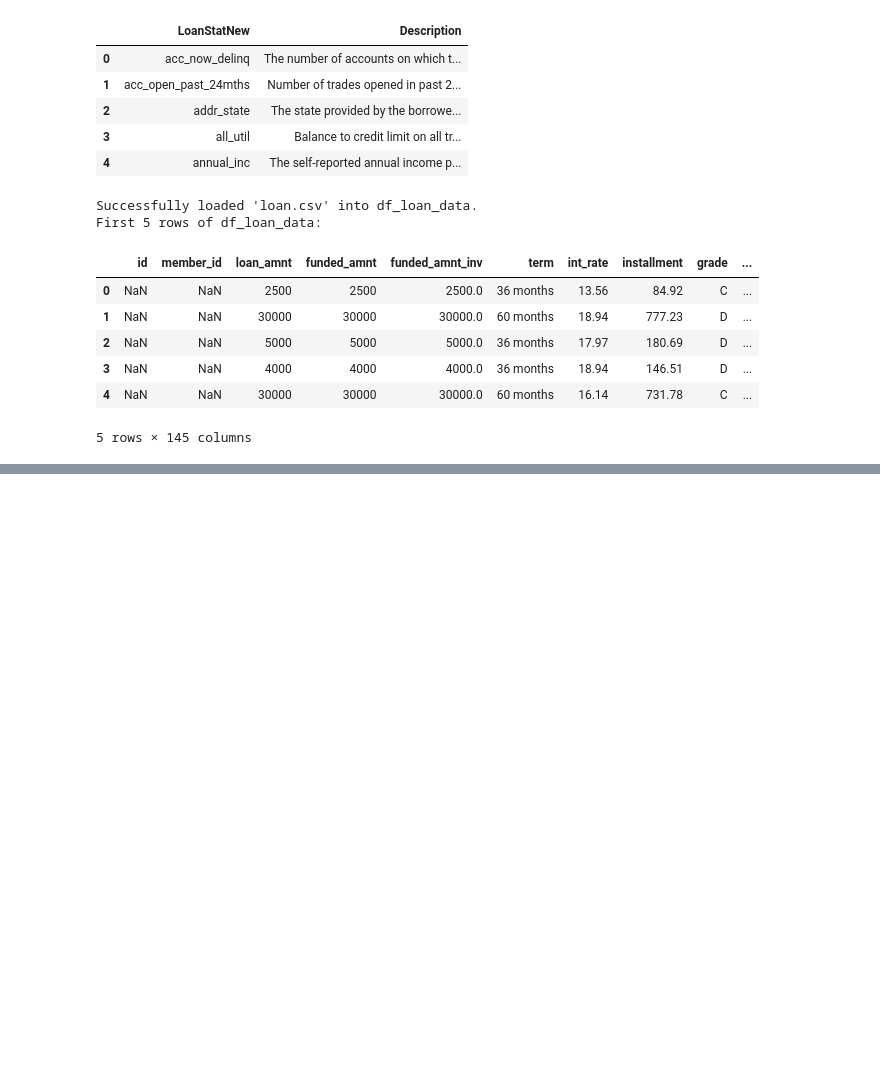
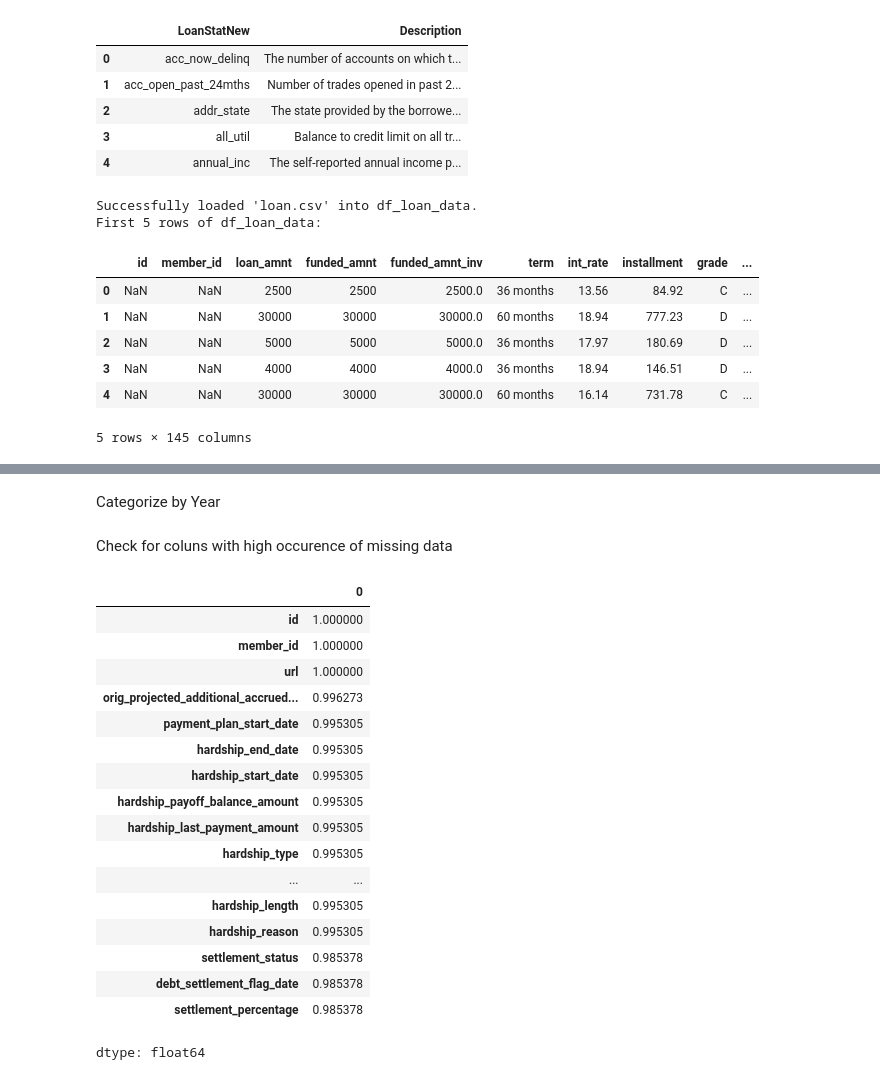
Before and after one commit to rltruter/Credit-Risk-Baseline, a Jupyter notebook: Credit_Risk_Baseline_EDA.ipynb, the cells around one changed output, grey strips where cells are left out. Cells and saved outputs as stored; diff of their text form; code cells hidden in the pictures; blank space fills up the shorter version.

```diff
--- a/Credit_Risk_Baseline_EDA.ipynb
+++ b/Credit_Risk_Baseline_EDA.ipynb
@@ -53,7 +55,7 @@ First 5 rows of df_data_dictionary:
 # %%
 # Read the CSV file into a DataFrame
 try:
-    df_loan_data = pd.read_csv(csv_file_path)
+    df_loan_data = pd.read_csv(csv_file_path,low_memory = False)
     print(f"\nSuccessfully loaded '{os.path.basename(csv_file_path)}' into df_loan_data.")
     print("First 5 rows of df_loan_data:")
     display(df_loan_data.head())
@@ -73,0 +78,9 @@ First 5 rows of df_loan_data:
+# %%
+import pandas as pd
+import numpy as np
+
+import matplotlib.pyplot as plt
+import seaborn as sns
+
+pd.set_option("display.max_columns", 200)
+sns.set_style("whitegrid")
@@ -73,0 +89,13 @@ First 5 rows of df_loan_data:
+# %%
+bad_statuses = [
+    "Charged Off",
+    "Default",
+    "Late (31-120 days)",
+    "Late (16-30 days)"
+]
+
+df_loan_data["target_default"] = df_loan_data["loan_status"].isin(bad_statuses).astype(int)
+'''
+0 Represents a "good" loan (not in the bad_statuses list).
+1 Represents a "bad" loan (in the bad_statuses list).
+'''
@@ -73,0 +112,29 @@ First 5 rows of df_loan_data:
+# %% [markdown]
+Categorize by Year
+# %%
+df_loan_data["issue_d"] = pd.to_datetime(df_loan_data["issue_d"], format="%b-%Y")
+df_loan_data["issue_year"] = df_loan_data["issue_d"].dt.year
+# %% [markdown]
+Check for coluns with high occurence of missing data
+# %%
+missing = df_loan_data.isnull().mean().sort_values(ascending=False)
+missing.head(20)
+# %% [output]
+|  | 0 |
+| id | 1.000000 |
+| member_id | 1.000000 |
+| url | 1.000000 |
+| orig_projected_additional_accrued... | 0.996273 |
+| payment_plan_start_date | 0.995305 |
+| hardship_end_date | 0.995305 |
+| hardship_start_date | 0.995305 |
+| hardship_payoff_balance_amount | 0.995305 |
+| hardship_last_payment_amount | 0.995305 |
+| hardship_type | 0.995305 |
+| ... | ... |
+| hardship_length | 0.995305 |
+| hardship_reason | 0.995305 |
+| settlement_status | 0.985378 |
+| debt_settlement_flag_date | 0.985378 |
+| settlement_percentage | 0.985378 |
+dtype: float64
```
Also changed, not shown: parts of 9 cells of this notebook.
